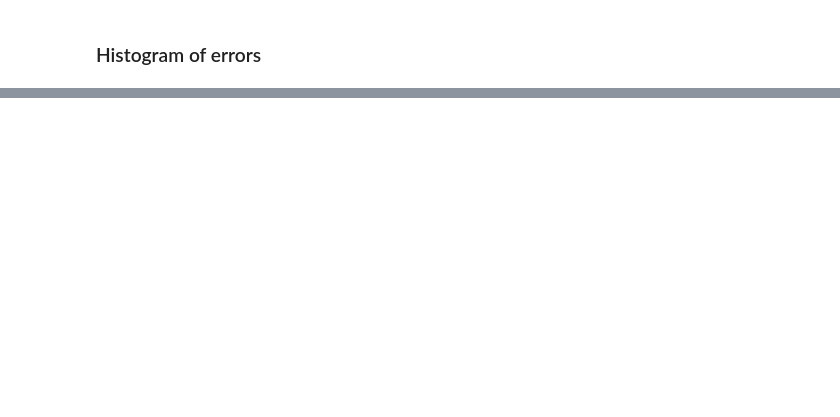
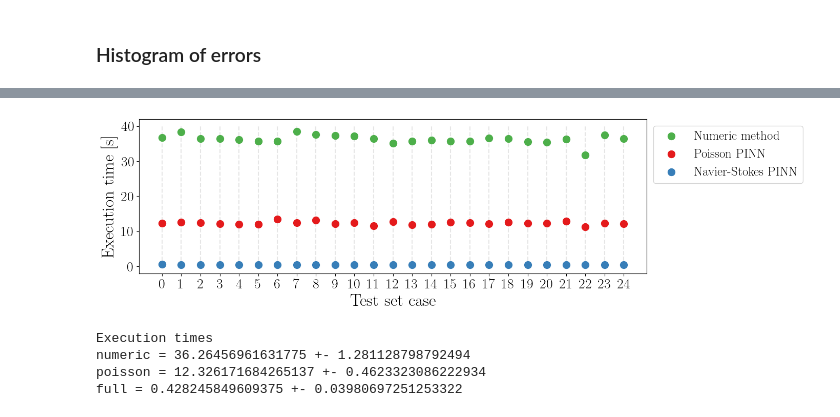
Before and after one commit to gregorkovac/pinn-accelerated-cfd, a Jupyter notebook: src/analysis/analysis.ipynb, the cells around one changed output, grey strips where cells are left out. Drawn from its saved outputs; the diff is of its cells as text; code cells hidden in the pictures; blank space fills up the shorter version.

```diff
--- a/src/analysis/analysis.ipynb
+++ b/src/analysis/analysis.ipynb
@@ -405,0 +447,43 @@ plt.show()
+# %%
+fig, ax = plt.subplots(figsize=(14, 4))
+
+idx = np.arange(len(results["exec_times"]["numeric"]))
+
+ax.vlines(idx, ymin=0, ymax=40, color="black", alpha=0.1, linestyles="--", zorder=0)
+
+ax.scatter(idx, results["exec_times"]["numeric"], color="#4daf4a", label="Numeric method", s=100)
+ax.scatter(idx, results["exec_times"]["poisson"], color="#e41a1c", label="Poisson PINN", s=100)
+ax.scatter(idx, results["exec_times"]["full"], color="#377eb8", label="Navier-Stokes PINN", s=100)
+
+width = 0.3
+
+# ax.bar(idx - width, results["exec_times"]["numeric"], width, color="#4daf4a", label="Numeric method")
+# ax.bar(idx, results["exec_times"]["poisson"], width, color="#e41a1c", label="Poisson PINN")
+# ax.bar(idx + width, results["exec_times"]["full"], width, color="#377eb8", label="Navier-Stokes PINN")
+
+ax.set_xticks(idx)
+ax.set_xticklabels(idx)
+ax.tick_params(axis='both', which='major', labelsize=20)
+
+# ax.set_yscale("log")
+
+ax.set_xlabel("Test set case", fontsize=24)
+ax.set_ylabel("Execution time [s]", fontsize=24)
+
+ax.legend(fontsize=18, loc='upper left', bbox_to_anchor=(1, 1), frameon=True)
+
+plt.tight_layout()
+
+plt.savefig("exec_times.pdf")
+# %% [output]
+[figure, added]
+# %%
+print("Execution times")
+print(f"numeric = {results["exec_times"]["numeric"].mean()} +- {results["exec_times"]["numeric"].std()}")
+print(f"poisson = {results["exec_times"]["poisson"].mean()} +- {results["exec_times"]["poisson"].std()}")
+print(f"full = {results["exec_times"]["full"].mean()} +- {results["exec_times"]["full"].std()}")
+# %% [output]
+Execution times
+numeric = 36.26456961631775 +- 1.281128798792494
+poisson = 12.326171684265137 +- 0.4623323086222934
+full = 0.428245849609375 +- 0.03980697251253322
```
Also changed, not shown: parts of 5 cells of this notebook, 17 other files.
